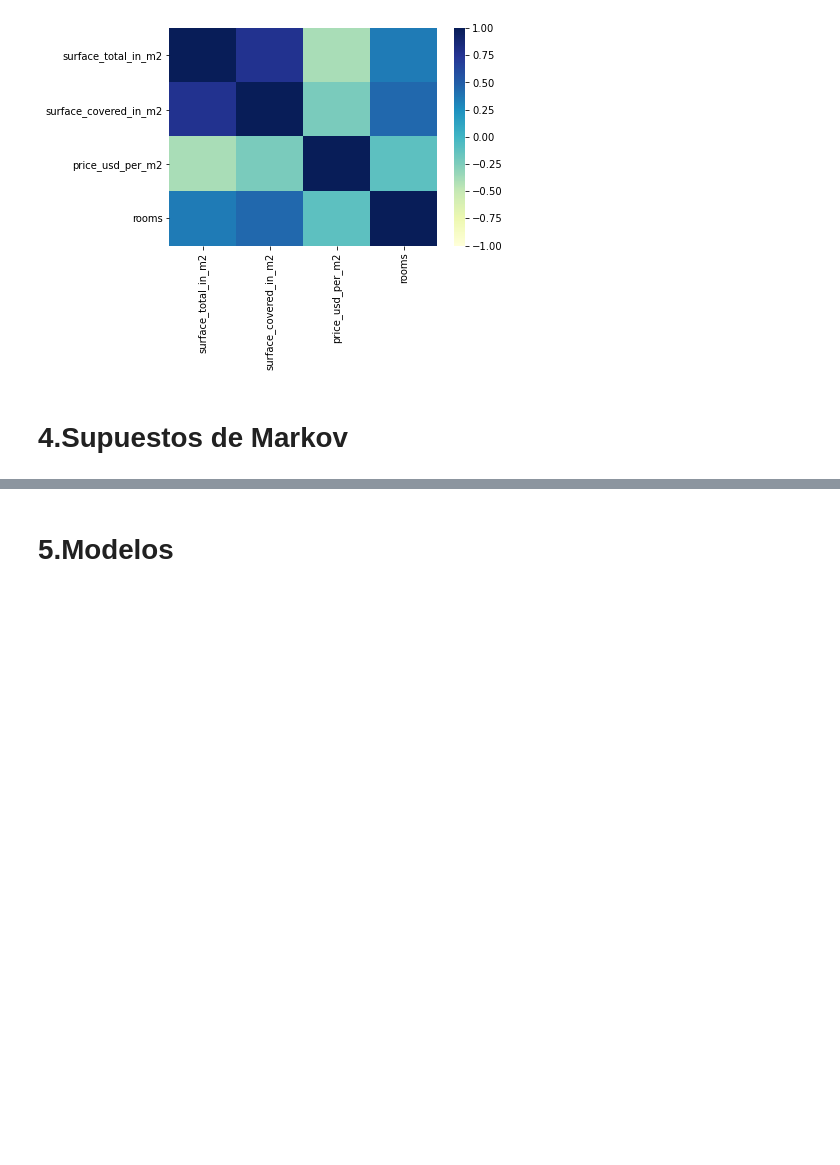
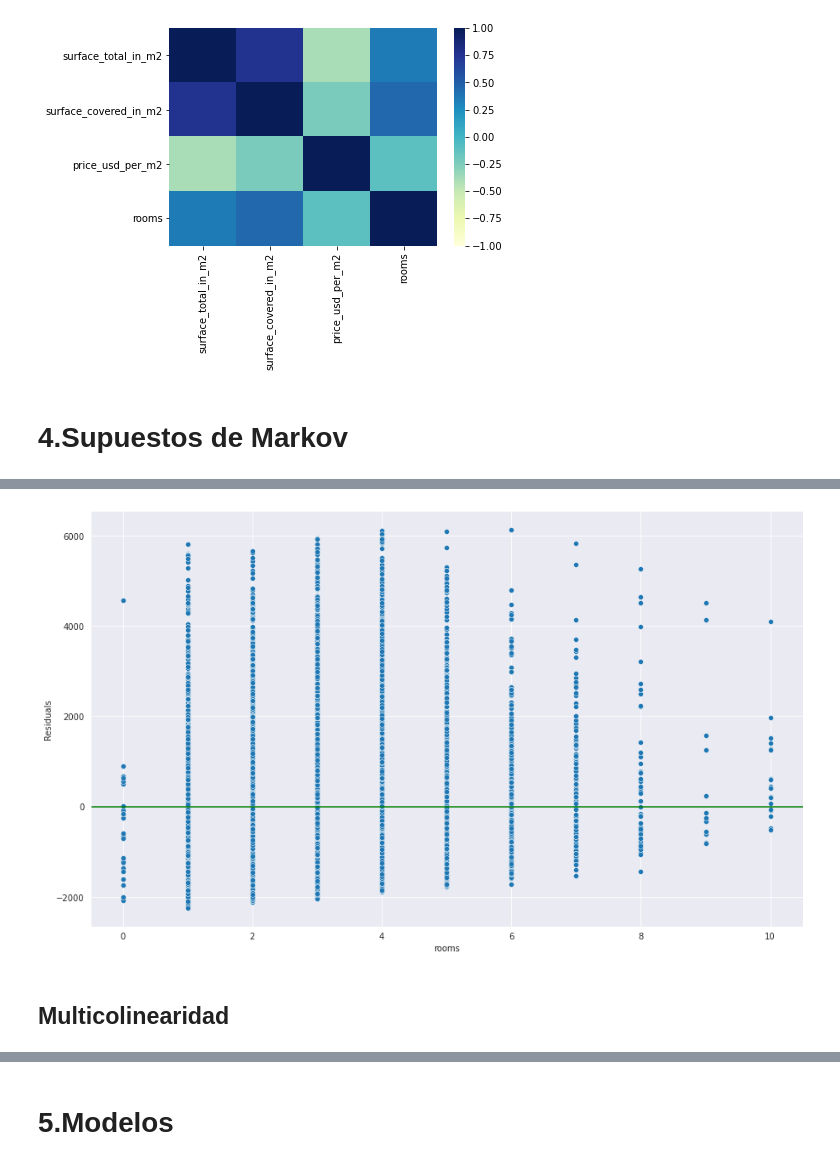
Before and after one commit to szl30n/ProyectosDHDS, a Jupyter notebook: TP2/Maela.ipynb, the cells around one changed output, grey strips where cells are left out. Drawn from its saved outputs; the diff is of its cells as text; code cells hidden in the pictures; blank space fills up the shorter version.

```diff
--- a/TP2/Maela.ipynb
+++ b/TP2/Maela.ipynb
@@ -523,0 +584,6 @@ lin_reg.resid.mean()
+# %%
+residuals_test("rooms", "price_usd_per_m2")
+# %% [output]
+[figure, added]
+# %% [markdown]
+## Multicolinearidad
```
Also changed, not shown: parts of 35 cells of this notebook.
